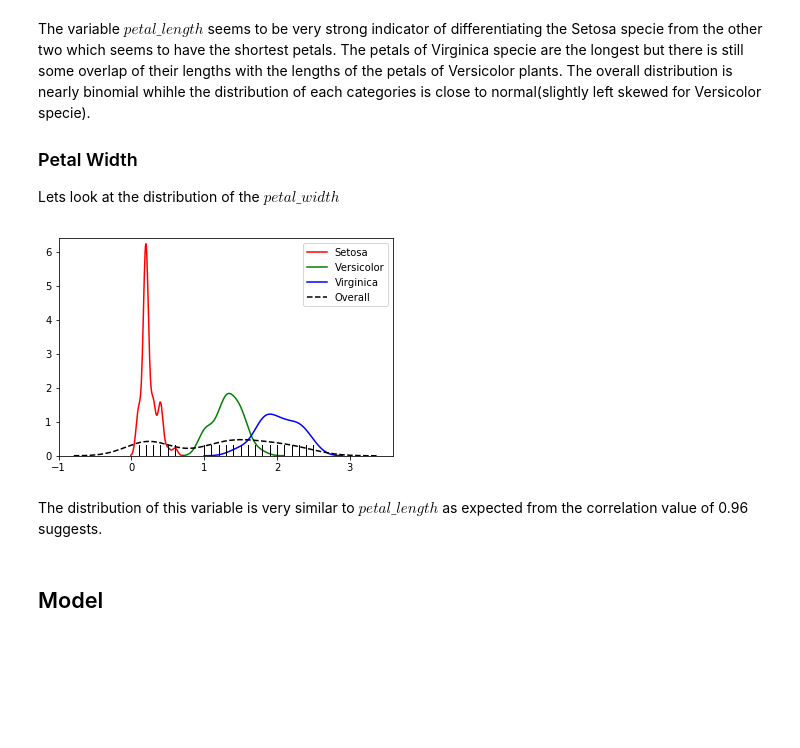
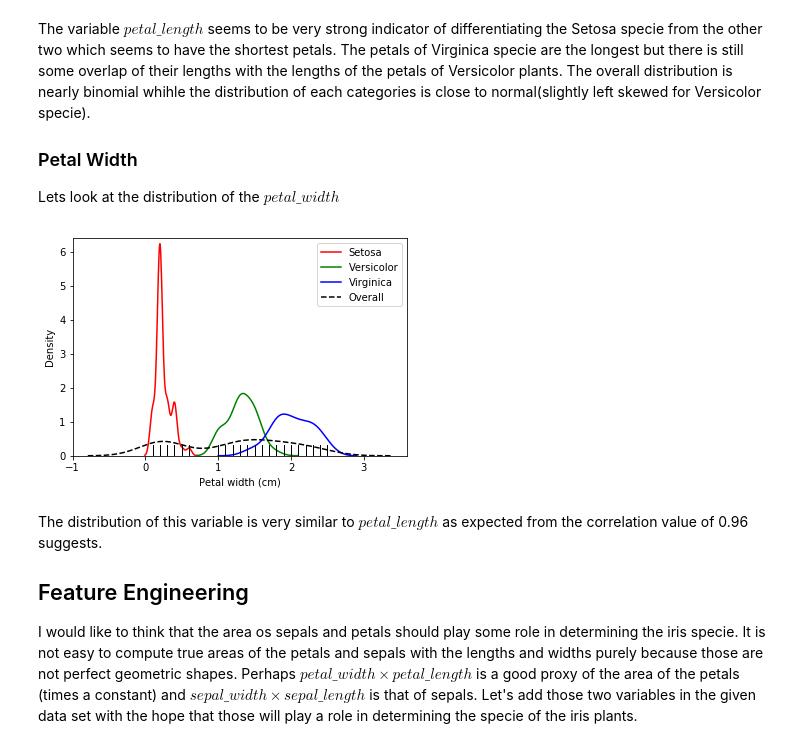
Before and after one commit to amjadfarman/iris_problem, a Jupyter notebook: iris_problem.ipynb, the cells around one changed output. Saved outputs shown, nothing was run; the diff lists cells and outputs as text; code cells hidden in the pictures; blank space fills up the shorter version.

Commit message:
Feature engineering and feature selection added

```diff
--- a/iris_problem.ipynb
+++ b/iris_problem.ipynb
@@ -123,14 +143,17 @@ Lets look at the distribution of the $petal\_width$
 # %%
 sns.distplot(target_setosa[['petal_width']], hist=False, rug=True, color='r', label='Setosa')
 sns.distplot(target_versicolor[['petal_width']], hist=False, rug=True, color='g', label = 'Versicolor')
 sns.distplot(target_virginica[['petal_width']], hist=False, rug=True, color='b', label = 'Virginica')
 sns.distplot(iris_data[['petal_width']], hist=False, rug=True, color='black', kde_kws={'linestyle':'--'}, label = 'Overall')
 plt.ylim(0, 6.4)
 plt.legend()
+plt.xlabel("Petal width (cm)")
+plt.ylabel("Density")
 plt.show()
 # %% [output]
-[figure, old version]
+[figure, new version]
-# %% [markdown]
-The distribution of this variable is very similar to $petal\_length$ as expected from the correlation value of 0.96 suggests.
-# %% [markdown]
-## Model
+# %% [markdown]
+The distribution of this variable is very similar to $petal\_length$ as expected from the correlation value of 0.96 suggests.
+
+## Feature Engineering
+I would like to think that the area os sepals and petals should play some role in determining the iris specie. It is not easy to compute true areas of the petals and sepals with the lengths and widths purely because those are not perfect geometric shapes. Perhaps $petal\_width \times petal\_length$ is a good proxy of the area of the petals (times a constant) and $sepal\_width \times sepal\_length$ is that of sepals. Let's add those two variables in the given data set with the hope that those will play a role in determining the specie of the iris plants.
```
Also changed, not shown: parts of 22 cells of this notebook.
